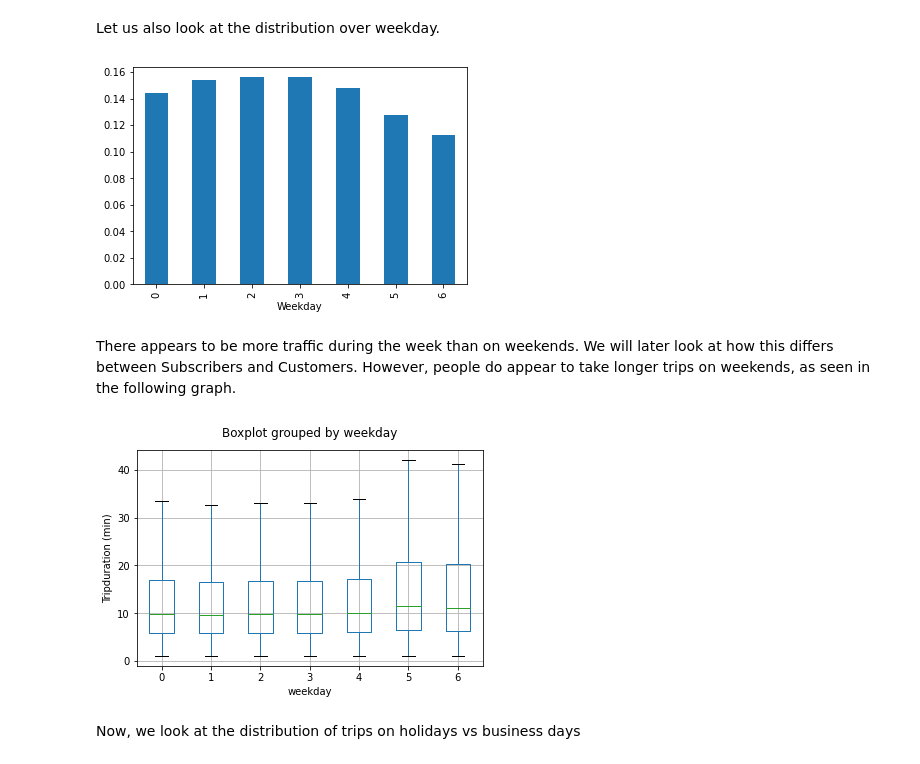
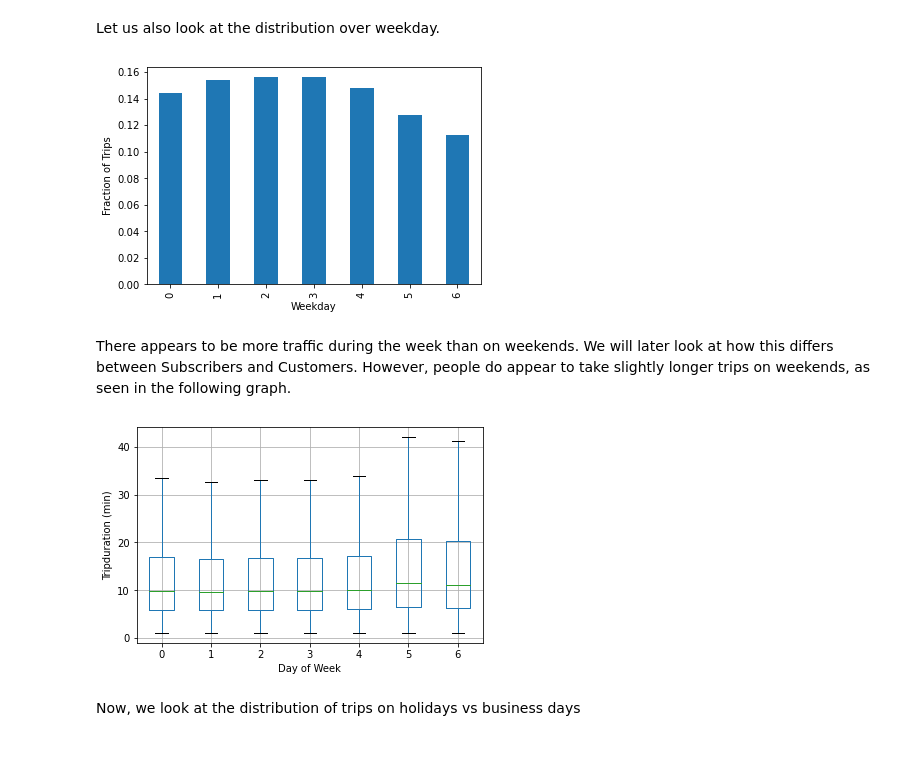
Before and after one commit to TWagner2/AXAChallenge, a Jupyter notebook: Preliminary.ipynb, the cells around one changed output. Saved outputs shown, nothing was run; the diff lists cells and outputs as text; code cells hidden in the pictures.

```diff
--- a/Preliminary.ipynb
+++ b/Preliminary.ipynb
@@ -10,7 +11,7 @@ import datetime
 from sklearn.model_selection import train_test_split
 from Utils import load_data, print_memory_usage
 # %%
-savepath = r"Data/data_cleaned.csv"
+savepath = r"Data/data_cleaned.parquet"
 # %% [markdown]
 ## IDEAS
 
@@ -299,3 +298,5 @@ data = load_data(savepath)
+# %%
+data = pd.read_parquet(savepath,engine="pyarrow")
 # %% [markdown]
 There are some features that seem intuitively obvious to compute, such as the distane traveled, the speed of the bikes, whether it is a workday or weekend, and whether it is summer or winter.
 We do this for the whole data set.
@@ -346,8 +354,6 @@ data.to_csv(savepath,index=False)
 ### Some information about weekday and holiday
 # %% [markdown]
 We will also collect some information on weekdays and holidays vs business days
-# %%
-data["weekday"] = data["starttime"].dt.dayofweek
 # %%
 from pandas.tseries.holiday import USFederalHolidayCalendar
 cal = USFederalHolidayCalendar()
@@ -361,6 +367,6 @@ False    17152317
 True       327899
 Name: holiday, dtype: int64
 # %%
-data["business day"] = (data["weekday"] < 5) & (~data["holiday"])
+data["business day"] = (data["starttime"].dt.dayofweek < 5) & (~data["holiday"])
 data["business day"].value_counts()
 # %% [output]
@@ -402,22 +415,24 @@ data["summer"] = (data["starttime"].dt.month >=5) & (data["starttime"].dt.month
 # %% [markdown]
 Let us also look at the distribution over weekday.
 # %%
-weekday_group = unlabeled.groupby(by = unlabeled["starttime"].dt.dayofweek)
-countbyweekday = weekday_group.size() / len(unlabeled)
+weekday_group = data.groupby(by = data["starttime"].dt.dayofweek)
+countbyweekday = weekday_group.size() / len(data)
 countbyweekday.index.name = "Weekday"
-ax = countbyweekday.plot.bar()
+countbyweekday.plot.bar(ylabel="Fraction of Trips");
 # %% [output]
-[figure, old version]
+[figure, new version]
 # %% [markdown]
-There appears to be more traffic during the week than on weekends. We will later look at how this differs between Subscribers and Customers. However, people do appear to take longer trips on weekends, as seen in the following graph.
+There appears to be more traffic during the week than on weekends. We will later look at how this differs between Subscribers and Customers. However, people do appear to take slightly longer trips on weekends, as seen in the following graph.
 # %%
-unlabeled["tripduration (min)"] = unlabeled["tripduration"] / 60
-ax = unlabeled.boxplot(column="tripduration (min)",by="weekday",showfliers=False)
+data["tripduration (min)"] = data["tripduration"] / 60
+ax = data.boxplot(column="tripduration (min)",by=data["starttime"].dt.dayofweek,showfliers=False)
 ax.set_title("")
-_ = ax.set_ylabel("Tripduration (min)")
-unlabeled.drop("tripduration (min)",axis=1,inplace=True)
+ax.set_ylabel("Tripduration (min)");
+ax.set_xlabel("Day of Week");
+plt.suptitle("")
+data.drop("tripduration (min)",axis=1,inplace=True);
 # %% [output]
-[figure, old version]
+[figure, new version]
 # %% [markdown]
 Now, we look at the distribution of trips on holidays vs business days
 # %%
```
Also changed, not shown: parts of 30 cells of this notebook.
